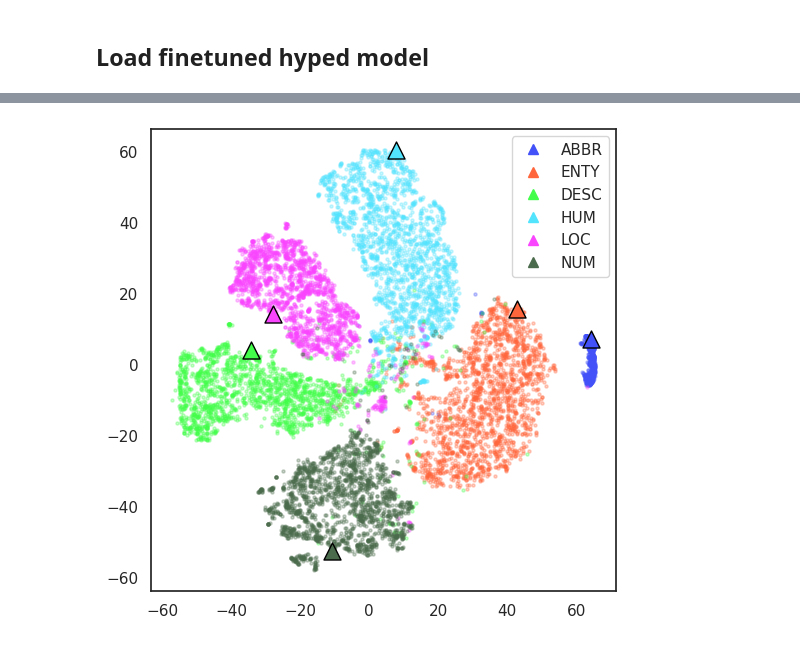
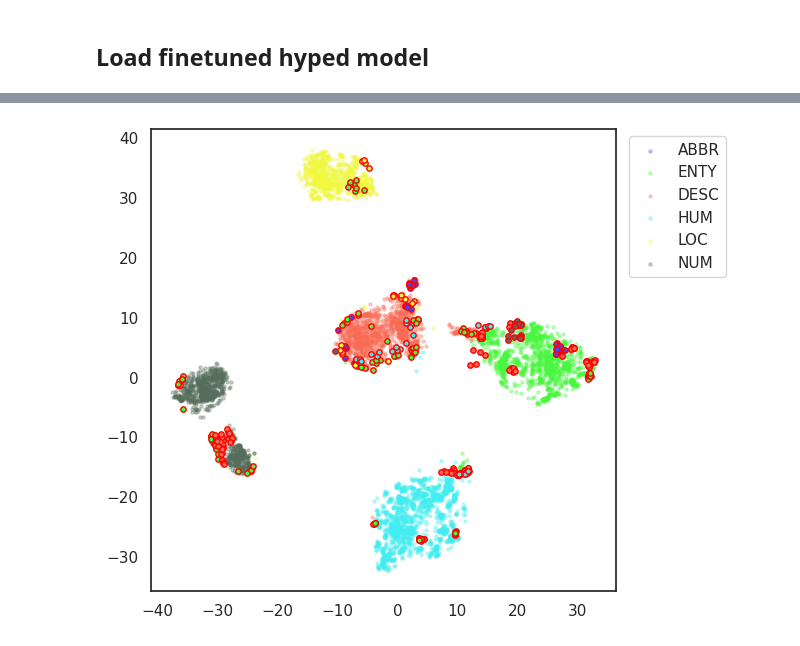
Before and after one commit to iserh/ettcl, a Jupyter notebook: notebooks/embeddings_hyped.ipynb, the cells around one changed output, grey strips where cells are left out. Drawn from its saved outputs; the diff is of its cells as text; code cells hidden in the pictures.

```diff
--- a/notebooks/embeddings_hyped.ipynb
+++ b/notebooks/embeddings_hyped.ipynb
@@ -70,0 +97,3 @@ torch.Size([66056, 768])
+# %%
+colbert_preds = colbert_pipeline.predict(validation_dataset['text'])
+accuracy_score(validation_dataset[label_column], colbert_preds)
@@ -124,10 +163,12 @@ index_path = os.path.join(output_dir, "index")
 # centroids = torch.load(os.path.join(index_path, "centroids.pt"), map_location='cpu')
 
 # centroids from model prediction head
-model_with_head = AutoModelForSequenceClassification.from_pretrained(checkpoint)
-weight = model_with_head.classifier.weight.detach()
-bias = model_with_head.classifier.bias.detach()
-centroids = weight
+# model_with_head = AutoModelForSequenceClassification.from_pretrained(checkpoint)
+# weight = model_with_head.classifier.weight.detach()
+# bias = model_with_head.classifier.bias.detach()
+# centroids = weight
+
+centroids = torch.empty(size=(0, all_token_embeddings.shape[1]))
 
 centroids.shape
 # %% [output]
@@ -161,3 +202,7 @@ def tsne(*embeddings, **kwargs):
     vecs = torch.from_numpy(vecs)
 
     return (vecs[offset:endpos] for offset, endpos in zip(offsets[:-1], offsets[1:]))
+
+colors = distinctipy.get_colors(num_labels, pastel_factor=0.3)#, exclude_colors=exclude_colors)
+# centroid_colors = colors
+centroid_colors = ['gray'] * num_labels
@@ -211,22 +358,35 @@ plt.savefig(os.path.join(plot_dir, "mean_token_weight_centroids.pdf"), )
+# %%
+pure_token_baseline_preds = assign_labels(pure_token_lengths, baseline_preds)
+pure_token_colbert_preds = assign_labels(pure_token_lengths, colbert_preds)
 # %%
-# emb_vecs, centroid_vecs = tsne(pure_token_embeddings, centroids, metric='cosine', perplexity=50)
+emb_vecs, centroid_vecs = tsne(pure_token_embeddings, centroids, metric='cosine', perplexity=50*5)
 
 colors = distinctipy.get_colors(num_labels, pastel_factor=0.3)#, exclude_colors=exclude_colors)
 plt.figure(figsize=(6, 6))
 
 for i, label in enumerate(unique_labels):
-    vecs_ = emb_vecs[pure_token_labels == label]
+    vecs_ = emb_vecs[(pure_token_labels == label) & (pure_token_colbert_preds == pure_token_labels)]
     sample_size = min(len(vecs_), 2_000)
     indices = np.random.choice(vecs_.shape[0], size=sample_size, replace=False)
     vecs_ = vecs_[indices]
     plt.scatter(*vecs_.T, color=colors[i], s=5, alpha=0.3);
 
 for i, label in enumerate(unique_labels):
-    plt.scatter(*centroid_vecs[i].T, s=150, color=colors[i], marker='^', alpha=1, edgecolors='black')
+    vecs_ = emb_vecs[(pure_token_labels == label) & (pure_token_colbert_preds != pure_token_labels)]
+    sample_size = min(len(vecs_), 2_000)
+    indices = np.random.choice(vecs_.shape[0], size=sample_size, replace=False)
+    vecs_ = vecs_[indices]
+    plt.scatter(*vecs_.T, color=colors[i], s=15, alpha=1, edgecolors='red');
 
-legend_handles = [plt.Line2D([], [], color=colors[i], marker='^', linestyle='', markersize=7, alpha=1) for i in range(num_labels)]
-legend_labels = label_names
+if centroids.shape[0]:
+    for i, label in enumerate(unique_labels):
+        plt.scatter(*centroid_vecs[i].T, s=150, color=centroid_colors[i], marker='^', alpha=1, edgecolors='black')
 
-plt.legend(legend_handles, legend_labels);
-plt.savefig(os.path.join(plot_dir, "pure_token_weight_centroids.pdf"), )
+    legend_handles = [plt.Line2D([], [], color=centroid_colors[i], marker='^', linestyle='', markersize=7, alpha=1) for i in range(num_labels)]
+    legend_labels = label_names
+
+    # plt.legend(legend_handles, legend_labels, ncol=1, bbox_to_anchor=(1.01, 1), loc='upper left')
+
+plt.legend(label_names, bbox_to_anchor=(1.01, 1), loc='upper left')
+plt.savefig(os.path.join(plot_dir, "cls_token_weight_centroids.pdf"), )
 # %% [output]
@@ -233 +395 @@ plt.savefig(os.path.join(plot_dir, "pure_token_weight_centroids.pdf"), )
-[figure, old version]
+[figure, new version]
```
Also changed, not shown: parts of 31 cells of this notebook, 3 other files.
